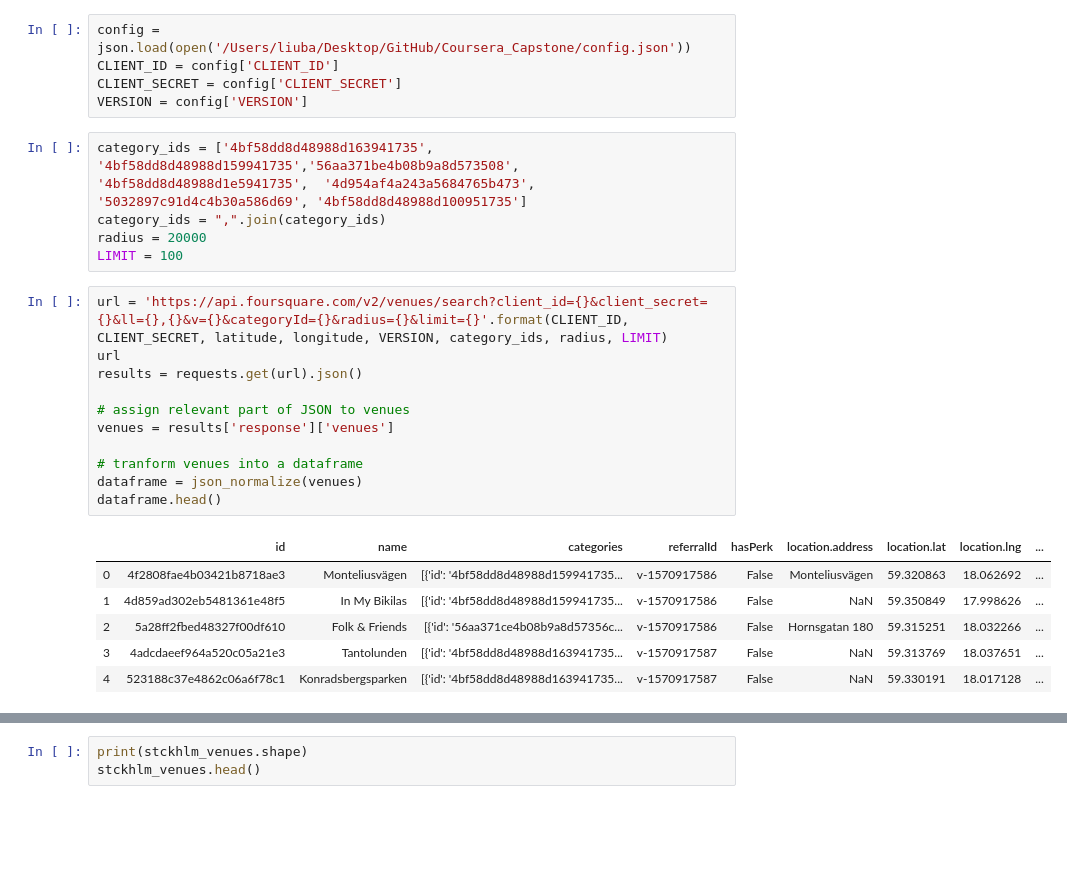
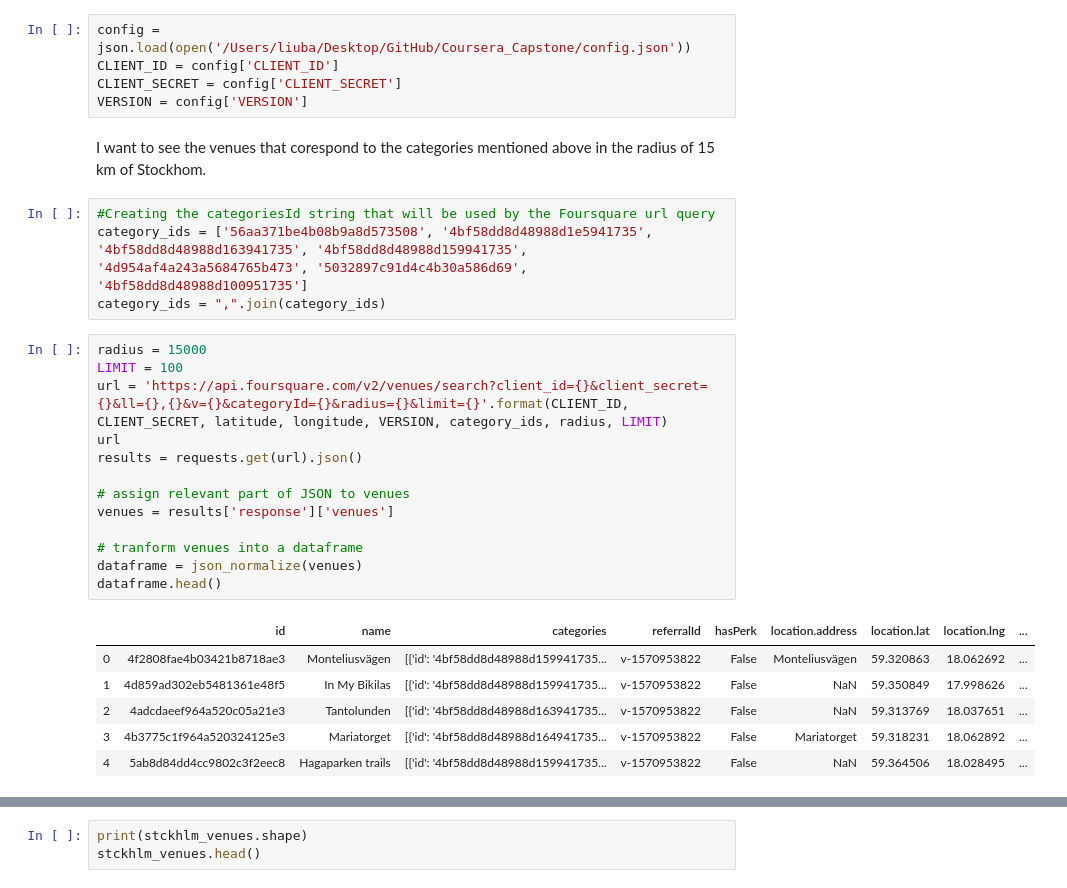
Before and after one commit to liubakk/Coursera_Capstone, a Jupyter notebook: dogfriendly.ipynb, the cells around one changed output, grey strips where cells are left out. Cells and saved outputs as stored; diff of their text form; blank space fills up the shorter version.

```diff
--- a/dogfriendly.ipynb
+++ b/dogfriendly.ipynb
@@ -150,29 +159,32 @@ config = json.load(open('/Users/liuba/Desktop/GitHub/Coursera_Capstone/config.js
 CLIENT_ID = config['CLIENT_ID']
 CLIENT_SECRET = config['CLIENT_SECRET']
 VERSION = config['VERSION']
-# %%
-category_ids = ['4bf58dd8d48988d163941735', '4bf58dd8d48988d159941735','56aa371be4b08b9a8d573508', '4bf58dd8d48988d1e5941735',  '4d954af4a243a5684765b473', '5032897c91d4c4b30a586d69', '4bf58dd8d48988d100951735']
-category_ids = ",".join(category_ids)
-radius = 20000
-LIMIT = 100
+# %% [markdown]
+I want to see the venues that corespond to the categories mentioned above in the radius of 15 km of Stockhom.
+# %%
+#Creating the categoriesId string that will be used by the Foursquare url query
+category_ids = ['56aa371be4b08b9a8d573508', '4bf58dd8d48988d1e5941735', '4bf58dd8d48988d163941735', '4bf58dd8d48988d159941735', '4d954af4a243a5684765b473', '5032897c91d4c4b30a586d69', '4bf58dd8d48988d100951735']
+category_ids = ",".join(category_ids)
 # %%
+radius = 15000
+LIMIT = 100
 url = 'https://api.foursquare.com/v2/venues/search?client_id={}&client_secret={}&ll={},{}&v={}&categoryId={}&radius={}&limit={}'.format(CLIENT_ID, CLIENT_SECRET, latitude, longitude, VERSION, category_ids, radius, LIMIT)
 url
 results = requests.get(url).json()
 
 # assign relevant part of JSON to venues
 venues = results['response']['venues']
 
 # tranform venues into a dataframe
 dataframe = json_normalize(venues)
 dataframe.head()
 # %% [output]
 |  | id | name | categories | referralId | hasPerk | location.address | location.lat | location.lng | ... |
-| 0 | 4f2808fae4b03421b8718ae3 | Monteliusvägen | [{'id': '4bf58dd8d48988d159941735... | v-1570917586 | False | Monteliusvägen | 59.320863 | 18.062692 | ... |
-| 1 | 4d859ad302eb5481361e48f5 | In My Bikilas | [{'id': '4bf58dd8d48988d159941735... | v-1570917586 | False | NaN | 59.350849 | 17.998626 | ... |
-| 2 | 5a28ff2fbed48327f00df610 | Folk & Friends | [{'id': '56aa371ce4b08b9a8d57356c... | v-1570917586 | False | Hornsgatan 180 | 59.315251 | 18.032266 | ... |
-| 3 | 4adcdaeef964a520c05a21e3 | Tantolunden | [{'id': '4bf58dd8d48988d163941735... | v-1570917587 | False | NaN | 59.313769 | 18.037651 | ... |
-| 4 | 523188c37e4862c06a6f78c1 | Konradsbergsparken | [{'id': '4bf58dd8d48988d163941735... | v-1570917587 | False | NaN | 59.330191 | 18.017128 | ... |
+| 0 | 4f2808fae4b03421b8718ae3 | Monteliusvägen | [{'id': '4bf58dd8d48988d159941735... | v-1570953822 | False | Monteliusvägen | 59.320863 | 18.062692 | ... |
+| 1 | 4d859ad302eb5481361e48f5 | In My Bikilas | [{'id': '4bf58dd8d48988d159941735... | v-1570953822 | False | NaN | 59.350849 | 17.998626 | ... |
+| 2 | 4adcdaeef964a520c05a21e3 | Tantolunden | [{'id': '4bf58dd8d48988d163941735... | v-1570953822 | False | NaN | 59.313769 | 18.037651 | ... |
+| 3 | 4b3775c1f964a520324125e3 | Mariatorget | [{'id': '4bf58dd8d48988d164941735... | v-1570953822 | False | Mariatorget | 59.318231 | 18.062892 | ... |
+| 4 | 5ab8d84dd4cc9802c3f2eec8 | Hagaparken trails | [{'id': '4bf58dd8d48988d159941735... | v-1570953822 | False | NaN | 59.364506 | 18.028495 | ... |
 # %%
 # keep only columns that include venue name, and anything that is associated with location
 filtered_columns = ['name', 'categories'] + [col for col in dataframe.columns if col.startswith('location.')] + ['id']
```
Also changed, not shown: parts of 33 cells of this notebook.
